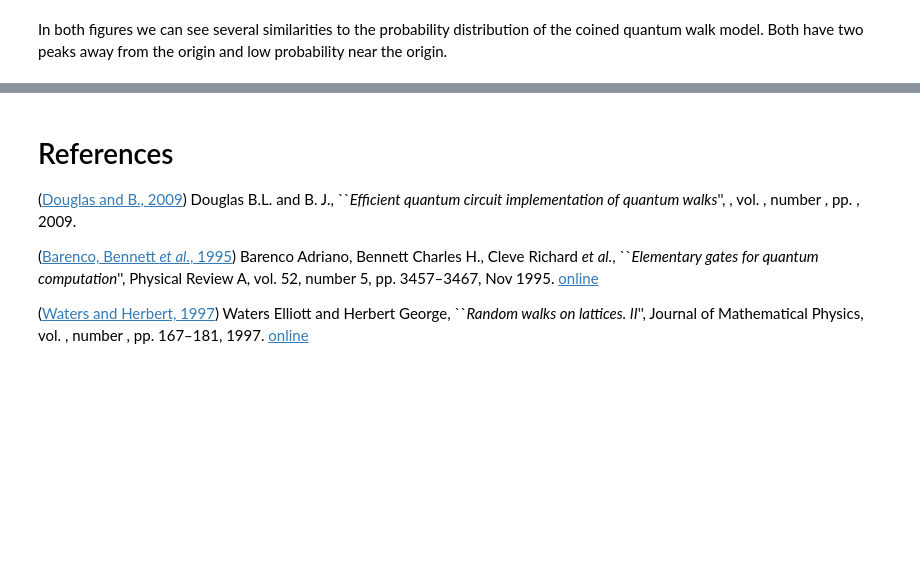
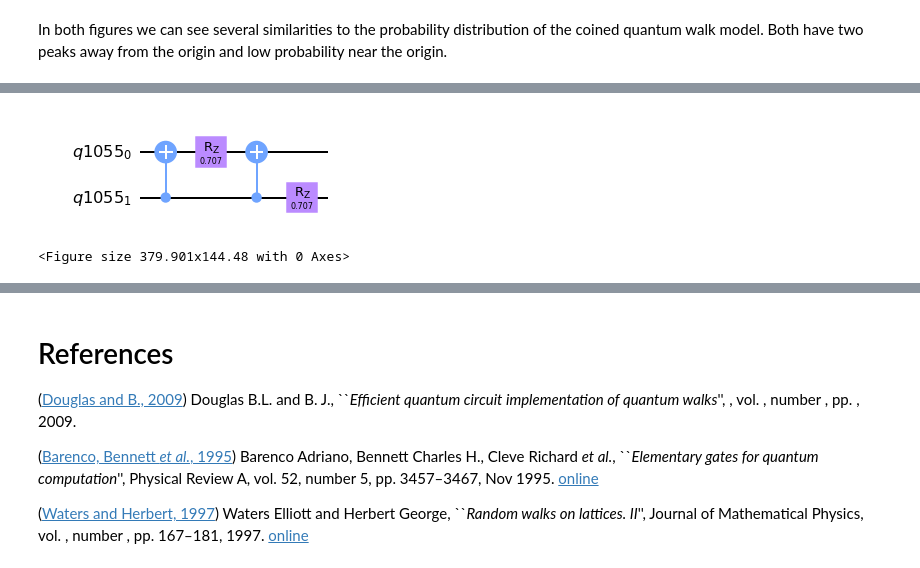
Before and after one commit to JaimePSantos/Dissertation-Tex-Code, a Jupyter notebook: Presentation/pres.ipynb, the cells around one changed output, grey strips where cells are left out. Saved outputs shown, nothing was run; the diff lists cells and outputs as text; code cells hidden in the pictures; blank space fills up the shorter version.

```diff
--- a/Presentation/pres.ipynb
+++ b/Presentation/pres.ipynb
@@ -967,0 +1183,8 @@ In the discrete-time model changing the coin or initial condition would impact b
+# %%
+N = 4
+qft = dft(N, scale = 'sqrtn')
+iqft = inv(qft)
+cCycle = [0,1] + [0 for x in range(N-3)] + [1]
+A = circulant_adjacency(N,cCycle)
+
+lambdA = iqft@A@qft
@@ -967,0 +1203,5 @@ In the discrete-time model changing the coin or initial condition would impact b
+# %%
+gamma = 1/(2*sqrt(2))
+t=1
+U0 = expm(1j*(-gamma*lambdA)*t)
+print(U0.round(2))
@@ -967,0 +1218,13 @@ In the discrete-time model changing the coin or initial condition would impact b
+# %%
+NCirc = 2
+qreg = QuantumRegister(NCirc)
+
+evoOp = QuantumCircuit(qreg, name='     U     ')
+U = np.diag(U0).tolist()
+evoOp.diagonal(U,qreg)
+evoOp = transpile(evoOp,basis_gates=['cp','h','cx','rz'])
+display(evoOp.draw(output='mpl'))
+plt.clf()
+# %% [output]
+[figure, added]
+<Figure size 379.901x144.48 with 0 Axes>
```
Also changed, not shown: parts of 35 cells of this notebook, 3 other files.
